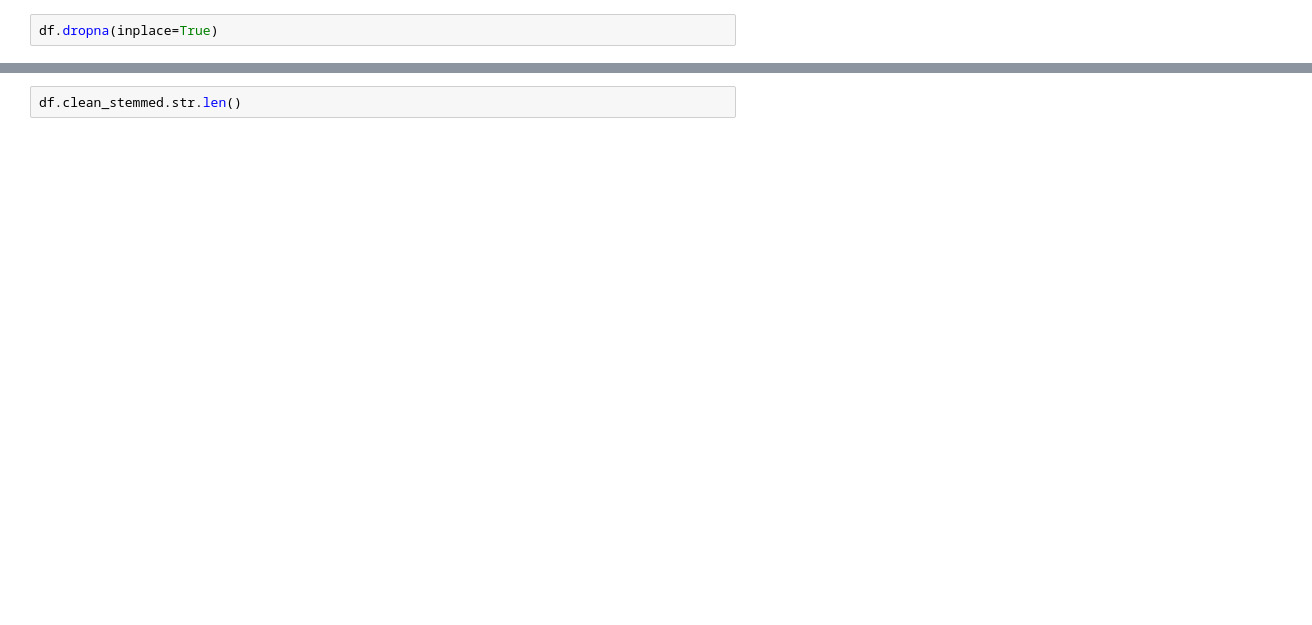
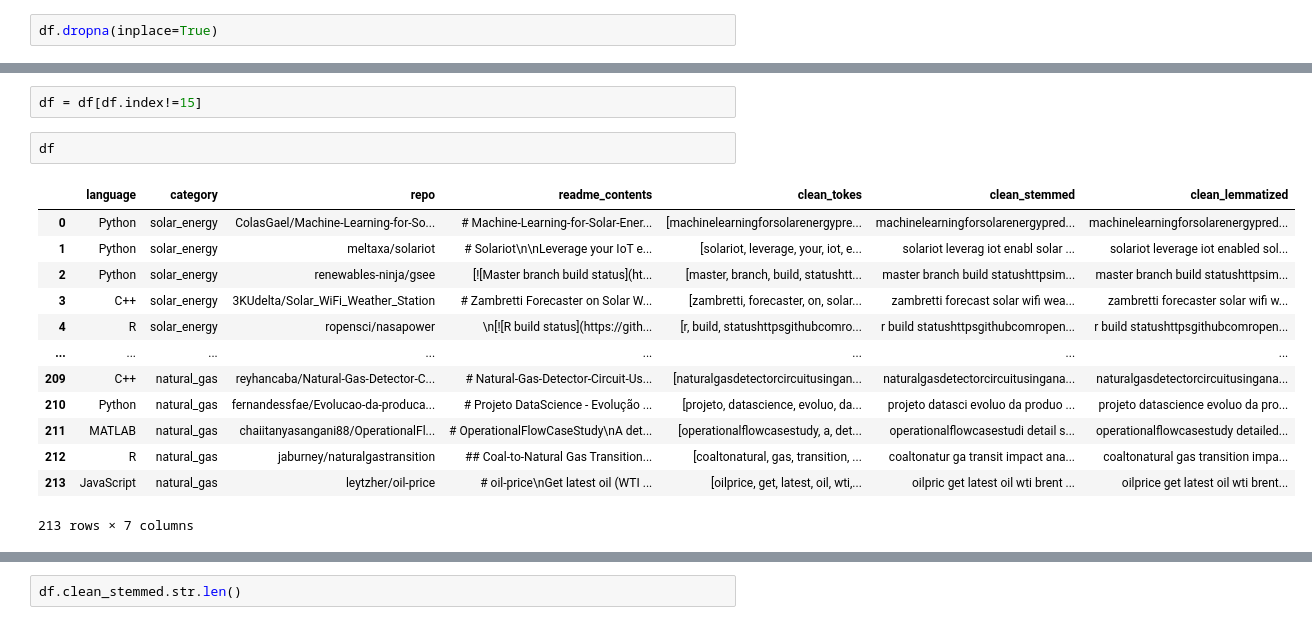
Before and after one commit to github-nlp-project/nlp-project, a Jupyter notebook: chase-nlp-notebook.ipynb, the cells around one changed output, grey strips where cells are left out. Drawn from its saved outputs; the diff is of its cells as text; blank space fills up the shorter version.

```diff
--- a/chase-nlp-notebook.ipynb
+++ b/chase-nlp-notebook.ipynb
@@ -91,3 +110,21 @@ df.he
+# %%
+df = df[df.index!=15]
+# %%
+df
+# %% [output]
+|  | language | category | repo | readme_contents | clean_tokes | clean_stemmed | clean_lemmatized |
+| 0 | Python | solar_energy | ColasGael/Machine-Learning-for-So... | # Machine-Learning-for-Solar-Ener... | [machinelearningforsolarenergypre... | machinelearningforsolarenergypred... | machinelearningforsolarenergypred... |
+| 1 | Python | solar_energy | meltaxa/solariot | # Solariot\n\nLeverage your IoT e... | [solariot, leverage, your, iot, e... | solariot leverag iot enabl solar ... | solariot leverage iot enabled sol... |
+| 2 | Python | solar_energy | renewables-ninja/gsee | [![Master branch build status](ht... | [master, branch, build, statushtt... | master branch build statushttpsim... | master branch build statushttpsim... |
+| 3 | C++ | solar_energy | 3KUdelta/Solar_WiFi_Weather_Station | # Zambretti Forecaster on Solar W... | [zambretti, forecaster, on, solar... | zambretti forecast solar wifi wea... | zambretti forecaster solar wifi w... |
+| 4 | R | solar_energy | ropensci/nasapower | \n[![R build status](https://gith... | [r, build, statushttpsgithubcomro... | r build statushttpsgithubcomropen... | r build statushttpsgithubcomropen... |
+| ... | ... | ... | ... | ... | ... | ... | ... |
+| 209 | C++ | natural_gas | reyhancaba/Natural-Gas-Detector-C... | # Natural-Gas-Detector-Circuit-Us... | [naturalgasdetectorcircuitusingan... | naturalgasdetectorcircuitusingana... | naturalgasdetectorcircuitusingana... |
+| 210 | Python | natural_gas | fernandessfae/Evolucao-da-produca... | # Projeto DataScience - Evolução ... | [projeto, datascience, evoluo, da... | projeto datasci evoluo da produo ... | projeto datascience evoluo da pro... |
+| 211 | MATLAB | natural_gas | chaiitanyasangani88/OperationalFl... | # OperationalFlowCaseStudy\nA det... | [operationalflowcasestudy, a, det... | operationalflowcasestudi detail s... | operationalflowcasestudy detailed... |
+| 212 | R | natural_gas | jaburney/naturalgastransition | ## Coal-to-Natural Gas Transition... | [coaltonatural, gas, transition, ... | coaltonatur ga transit impact ana... | coaltonatural gas transition impa... |
+| 213 | JavaScript | natural_gas | leytzher/oil-price | # oil-price\nGet latest oil (WTI ... | [oilprice, get, latest, oil, wti,... | oilpric get latest oil wti brent ... | oilprice get latest oil wti brent... |
+213 rows × 7 columns
 # %%
 plt.figure(figsize=(16, 9))
 pd.Series(df.clean_tokes).value_counts().head(12).plot.barh(width=.9, ec='black', title='12 most common words')
```
Also changed, not shown: parts of 10 cells of this notebook.
